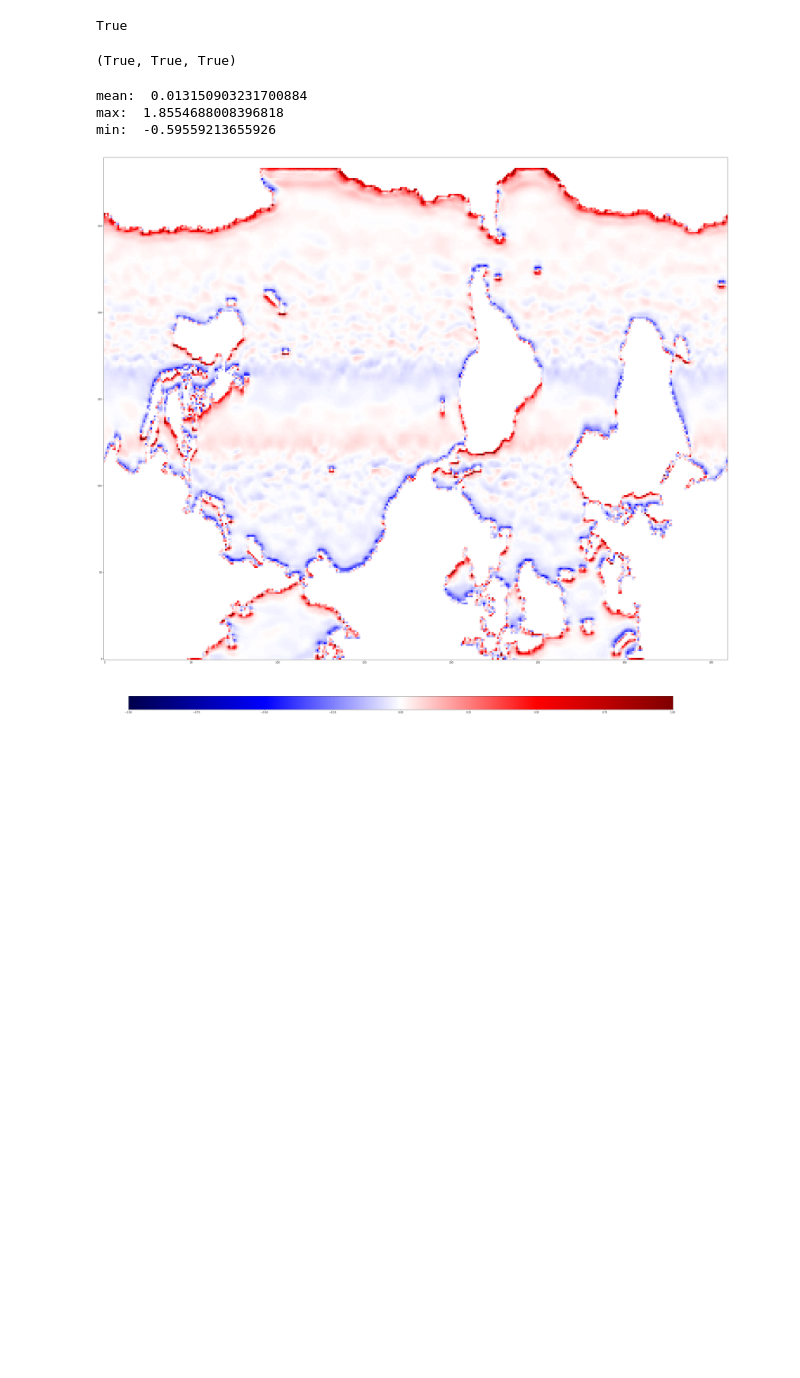
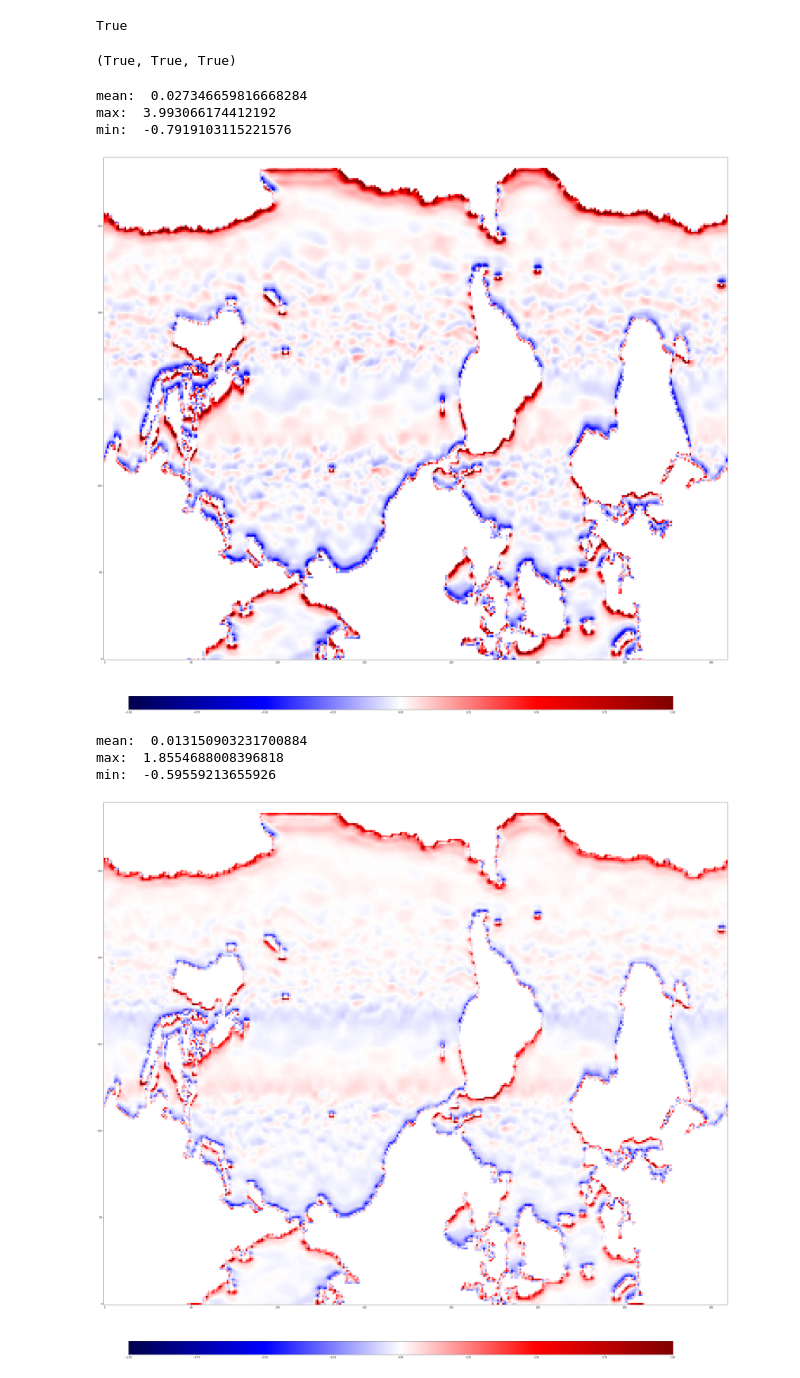
Before and after one commit to FolkeKS/DL-normalization, a Jupyter notebook: notebooks/test_augmentation.ipynb, the cells around one changed output. Saved outputs shown, nothing was run; the diff lists cells and outputs as text; code cells hidden in the pictures; blank space fills up the shorter version.

```diff
--- a/notebooks/test_augmentation.ipynb
+++ b/notebooks/test_augmentation.ipynb
@@ -214,4 +213,22 @@ def compute_eps(X,Y, model_path,use_map=False,distance_map=None):
     print("min: ",np.min(eps))
 
     return eps
+# %%
+X_train = cropX(np.load(data_dir+"train/X/NORSSH_BND_PERTEN84.npz")['arr_0'], np.load("data/sign_distance_map.npy"))
+Y_train = cropY(np.load(data_dir+"train/Y/NORSSH_BND_PERTEN84_norm_coeffs.npz")['arr_0'])
+model_path = "results/wandb/cnn/1_1_adam_map/checkpoints/epoch=42198-val_loss=0.00018.ckpt"
+
+X = flip_vert(X_train).copy()
+Y = np.flipud(Y_train).copy()
+eps = compute_eps(X,Y,model_path,True,distance_map)
+fig,axs = plt.subplots(figsize=size_im,ncols=1)
+c = axs.imshow(eps,origin="lower",vmin=-1,vmax=1,cmap="seismic")
+cbar_ax = fig.add_axes([0.266, 0.05, 0.4673, 0.02])
+plt.colorbar(c,cax=cbar_ax,orientation='horizontal')
+plt.show()
+# %% [output]
+mean:  0.027346659816668284
+max:  3.993066174412192
+min:  -0.7919103115221576
+[figure, added]
 # %%
```
Also changed, not shown: parts of 12 cells of this notebook, 8 other files.
